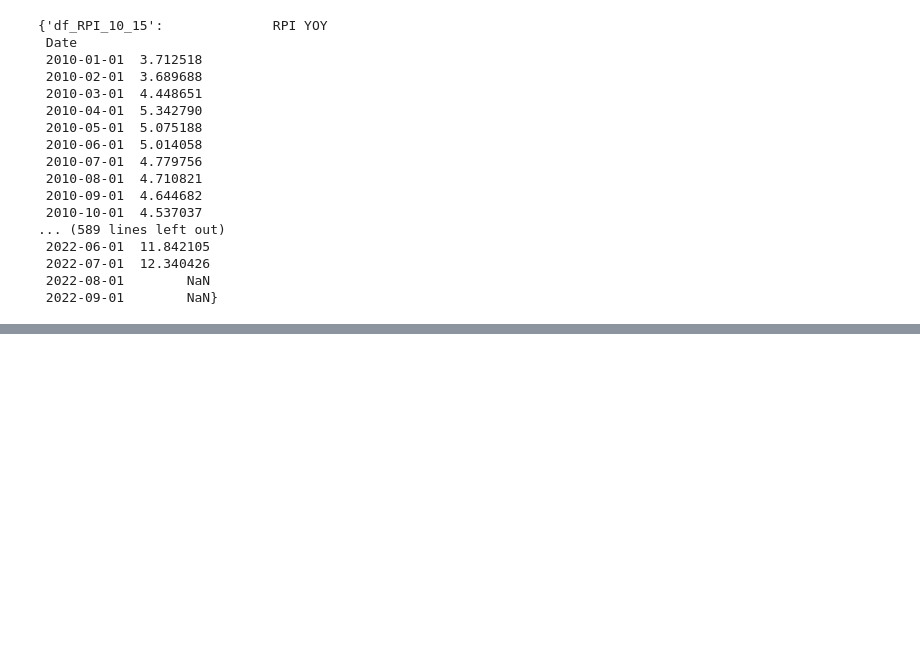
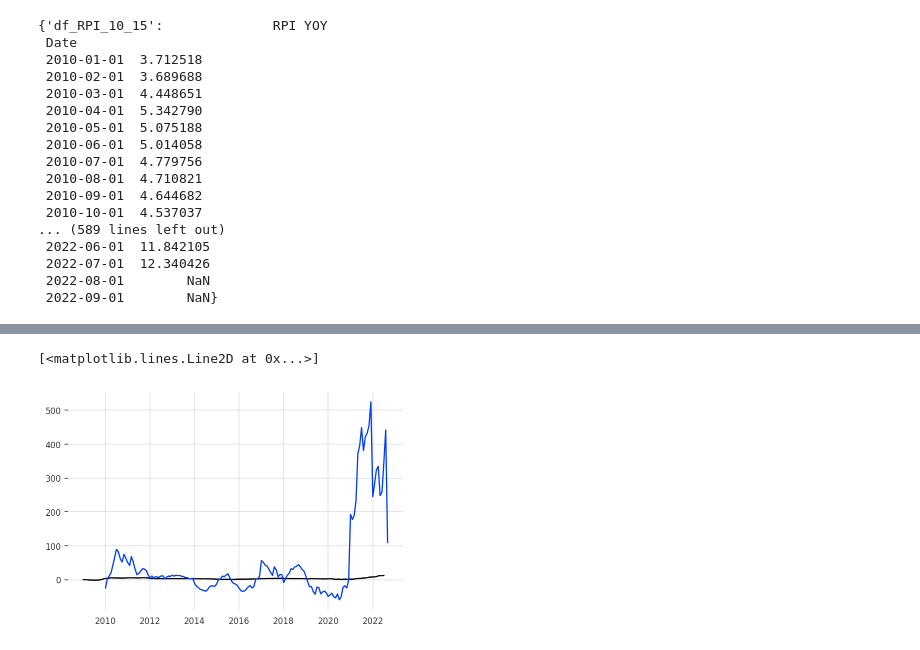
Before and after one commit to AltInt/Inflation_prediction, a Jupyter notebook: notebooks/arimaYOYNathan.ipynb, the cells around one changed output, grey strips where cells are left out. Drawn from its saved outputs; the diff is of its cells as text; code cells hidden in the pictures; blank space fills up the shorter version.

```diff
--- a/notebooks/arimaYOYNathan.ipynb
+++ b/notebooks/arimaYOYNathan.ipynb
@@ -283,0 +315,6 @@ mape
+# %%
+plt.plot(final_df['RPI YOY'])
+plt.plot(final_df['ng_YOY'])
+# %% [output]
+[<matplotlib.lines.Line2D at 0x...>]
+[figure, added]
```
Also changed, not shown: parts of 147 cells of this notebook.
